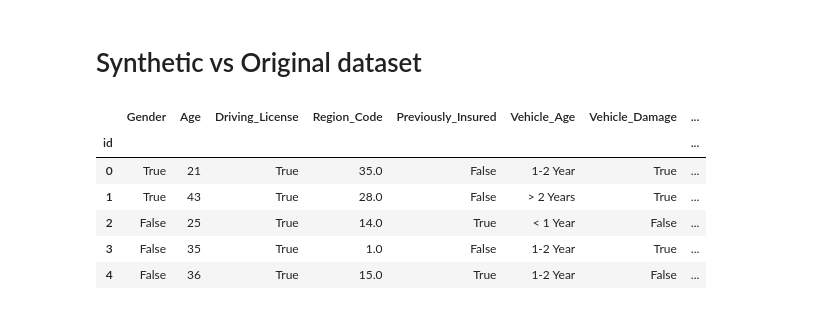
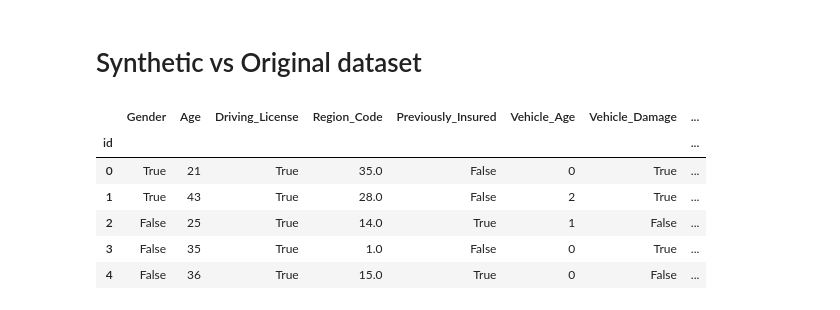
Before and after one commit to Ednaxx/Kaggle-Playground-Series, a Jupyter notebook: PS4E7-InsuranceCrossSellingClassification/ps4e7-insurance-cross-selling-prediction.ipynb, the cells around one changed output. Cells and saved outputs as stored; diff of their text form; code cells hidden in the pictures.

```diff
--- a/PS4E7-InsuranceCrossSellingClassification/ps4e7-insurance-cross-selling-prediction.ipynb
+++ b/PS4E7-InsuranceCrossSellingClassification/ps4e7-insurance-cross-selling-prediction.ipynb
@@ -221,17 +221,20 @@ original_train.select_dtypes(include=['category', 'bool']).describe()
 # %%
 train_clone = train.copy()
 train_clone["original"] = False
 
 original_train_clone = original_train.copy()
 original_train_clone["original"] = True
 
 together = pd.concat([train_clone, original_train_clone], axis=0)
+together['Vehicle_Age'] = together['Vehicle_Age'].cat.codes
+together['Response'] = together['Response'].astype('bool')
+
 together.head()
 # %% [output]
 |  | Gender | Age | Driving_License | Region_Code | Previously_Insured | Vehicle_Age | Vehicle_Damage | ... |
 | id |  |  |  |  |  |  |  | ... |
-| 0 | True | 21 | True | 35.0 | False | 1-2 Year | True | ... |
-| 1 | True | 43 | True | 28.0 | False | > 2 Years | True | ... |
-| 2 | False | 25 | True | 14.0 | True | < 1 Year | False | ... |
-| 3 | False | 35 | True | 1.0 | False | 1-2 Year | True | ... |
-| 4 | False | 36 | True | 15.0 | True | 1-2 Year | False | ... |
+| 0 | True | 21 | True | 35.0 | False | 0 | True | ... |
+| 1 | True | 43 | True | 28.0 | False | 2 | True | ... |
+| 2 | False | 25 | True | 14.0 | True | 1 | False | ... |
+| 3 | False | 35 | True | 1.0 | False | 0 | True | ... |
+| 4 | False | 36 | True | 15.0 | True | 0 | False | ... |
```
Also changed, not shown: parts of 9 cells of this notebook.
